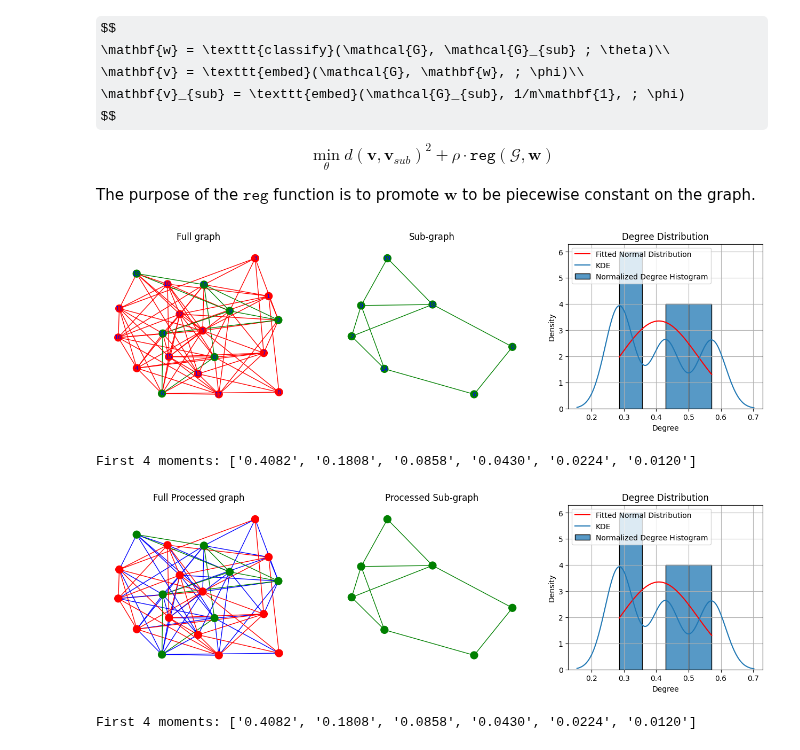
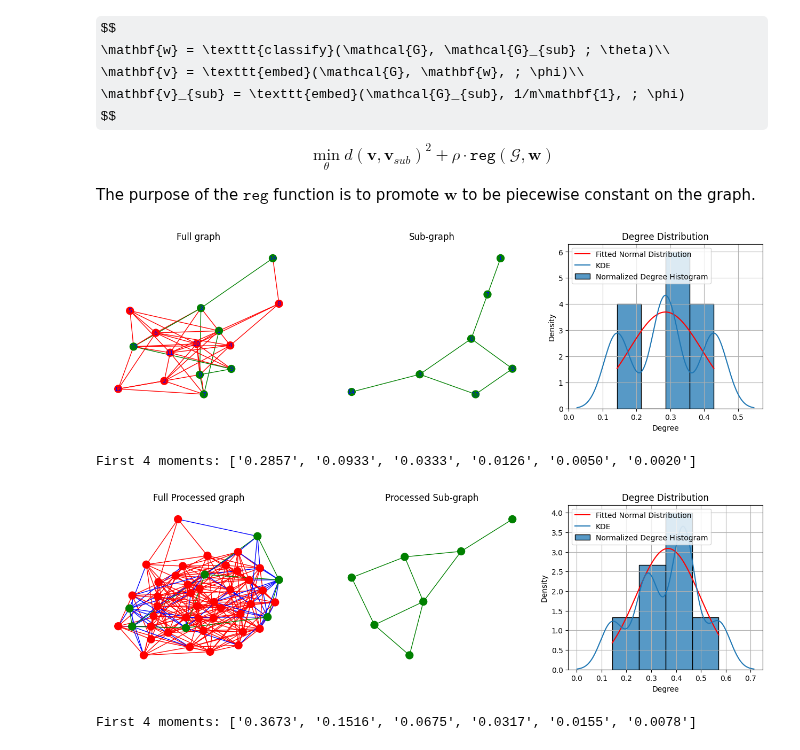
Before and after one commit to vistalab-technion/GraphMatching, a Jupyter notebook: subgraph_matching_via_nn/subgraph_localization_poc.ipynb, the cells around one changed output. Saved outputs shown, nothing was run; the diff lists cells and outputs as text; code cells hidden in the pictures; some formulas as TeX source.

```diff
--- a/subgraph_matching_via_nn/subgraph_localization_poc.ipynb
+++ b/subgraph_matching_via_nn/subgraph_localization_poc.ipynb
@@ -85,7 +85,7 @@ from subgraph_matching_via_nn.utils.graph_utils import graph_edit_matrix
 from subgraph_matching_via_nn.data.paths import DATA_PATH
 
 # Set the size of the graph and the subgraph
-n = 20  # Number of nodes in the graph (for random graph)
+n = 15  # Number of nodes in the graph (for random graph)
 m = 7  # Number of nodes in the subgraph (for random graph)
 seed = 10  # for plotting
 loader_params = {'graph_size': n,
@@ -111,39 +111,39 @@ moments = plot_degree_distribution(G_sub, n_moments=n_moments, ax=axes[2])
 plt.show()
 print(f"First 4 moments: {[f'{value:.4f}' for value in moments]}")
 # %% [output]
-[figure, old version]
+[figure, new version]
-First 4 moments: ['0.4082', '0.1808', '0.0858', '0.0430', '0.0224', '0.0120']
+First 4 moments: ['0.2857', '0.0933', '0.0333', '0.0126', '0.0050', '0.0020']
 # %%
 # Transform to line
-to_line = False
+to_line = True
 graph_processor_params = {'to_line': to_line}
 graph_processor = GraphProcessor(params=graph_processor_params)
 processed_G, gt_node_indicator_processed = graph_processor.pre_process(G,
                                                                        edge_indicator,
                                                                        w_indicator)
 processed_G_sub = graph_processor.pre_process(G_sub)
 
 # gt_node_indicator_line = np.array(
 #     [edge_indicator[edge] for edge in processed_G.nodes()])
 
 # Call the function to plot the graph with colors
 fig, axes = plt.subplots(1, 3, figsize=(16, 4))
 plot_graph_with_colors(G=processed_G,
                        distribution=gt_node_indicator_processed,
                        ax=axes[0], colorbar=False, title='Full Processed graph',
                        seed=seed,
                        draw_labels=False)
 plot_graph_with_colors(G=processed_G_sub, ax=axes[1],
                        colorbar=False,
                        title='Processed Sub-graph', seed=seed, draw_labels=False)
 # Plot degree distribution and compute first 4 moments
 n_moments = 6
 moments = plot_degree_distribution(processed_G_sub, n_moments=n_moments, ax=axes[2])
 plt.show()
 print(f"First 4 moments: {[f'{value:.4f}' for value in moments]}")
 # %% [output]
-[figure, old version]
+[figure, new version]
-First 4 moments: ['0.4082', '0.1808', '0.0858', '0.0430', '0.0224', '0.0120']
+First 4 moments: ['0.3673', '0.1516', '0.0675', '0.0317', '0.0155', '0.0078']
 # %%
 from subgraph_matching_via_nn.graph_classifier_networks.classification_layer.classification_layer import \
     SigmoidClassificationLayer, SoftmaxClassificationLayer, \
```
Also changed, not shown: parts of 5 cells of this notebook, 1 other file.
